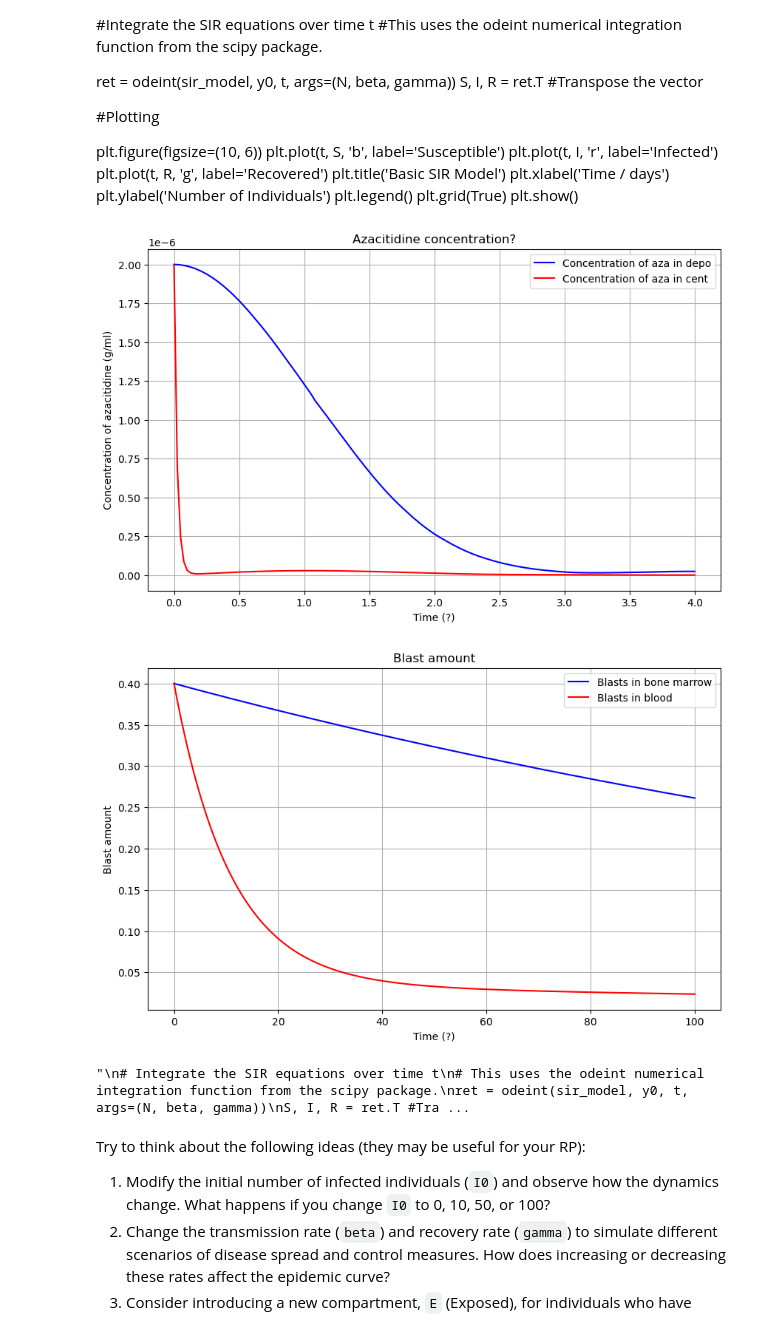
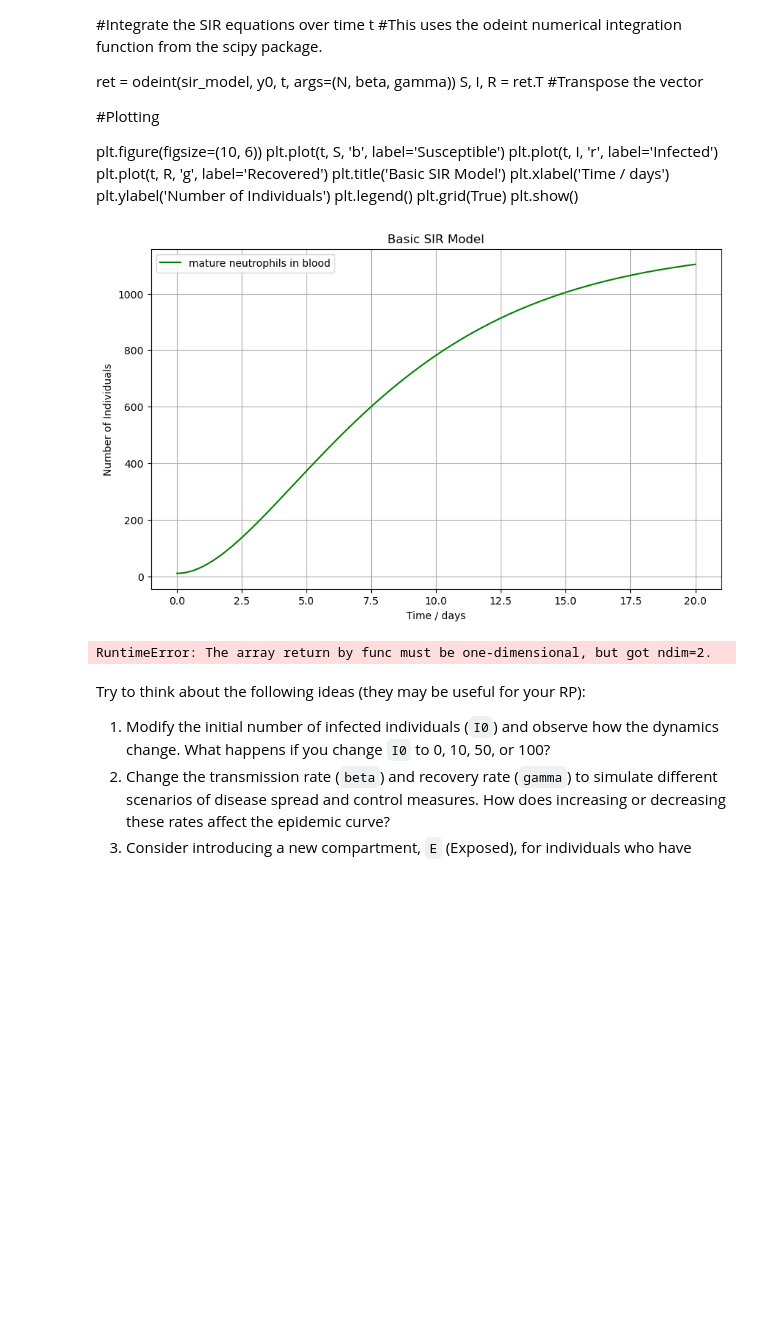
Before and after one commit to humdCoding/Rp4, a Jupyter notebook: Compartment Models RP4.ipynb, the cells around one changed output. Saved outputs shown, nothing was run; the diff lists cells and outputs as text; code cells hidden in the pictures; blank space fills up the shorter version.

```diff
--- a/Compartment Models RP4.ipynb
+++ b/Compartment Models RP4.ipynb
@@ -149,7 +149,11 @@ slopeBlast = 1.1
 I = 75*(10**-3)
 Ewbc = slopeWbc*I
 Eblast = slopeBlast*I
-Xwbc =1000
+N =1000
+Xwbc = 10
+Xpr = 990
+
+Xtr = N-Xwbc-Xpr
 Xad = 2*(10**-6)
 Xac = 2*(10**-6)
 
@@ -170,16 +174,34 @@ def blast_pop(y,t,Xwbc,Eblast,c1 = 0.1, c2 =0.1,p1 = 0.1,a1 = 0.875, d2 = 2.3):#
      dXl2dt = 2*(1-a1*klc)*p1*Xl1 - (d2*Xl2) #change in leukemia cells in blood
      return [dXl1dt, dXl2dt]
 
-def neutrophil_Def(Ewbc, Xwbc,B = 4.67,gam=0.651,ktr = 0.236): # Nucleophil differentiation in three compartment model
+def neutrophil_Def(y,t, Ewbc, Xwbc,B = 4.67,gam=0.651,ktr = 0.236): # Nucleophil differentiation in three compartment model
+    Xpr, Xtr,Xwbc = y
+    kwbc = 2.3765
     F = ktr*((B/Xwbc)**gam)*(1-Ewbc) #proliferation rate (of neutrophils?)
     G = ktr # differentiation rate
-    dXprdt = Xpr(F-G-dc) #change in concentration of proliferating cells in blood,
+    dXprdt = Xpr*(F-G) #change in concentration of proliferating cells in blood,
     #dc =  represents the rate of cell death due to the effects of leukemic blasts
     dXtrdt = G*Xpr - G*Xtr#change in concentration of transition cells in blood
-    dXwbcdt = G*Xtr - kwbcXwbc # change in concentration of mature neutrophils in blood
-    return [dXtrdt,dXwbcdt]
+    dXwbcdt = G*Xtr
+    #dXwbcdt = G*Xtr - kwbc*Xwbc # change in concentration of mature neutrophils in blood
+    return [dXprdt,dXtrdt,dXwbcdt]
 
 
+
+t = np.linspace(0, 20, 160)
+y0n = Xpr, Xtr,Xwbc
+ret = odeint(neutrophil_Def,y0n,t, args= (Ewbc,Xwbc))
+Xpr, Xtr,Xwbc = ret.T
+plt.figure(figsize=(10, 6))
+#plt.plot(t, Xpr, 'b', label=' proliferating cells in blood')
+#plt.plot(t, Xtr, 'r', label='transition cells in blood')
+plt.plot(t, Xwbc, 'g', label='mature neutrophils in blood')
+plt.title('Basic SIR Model')
+plt.xlabel('Time / days')
+plt.ylabel('Number of Individuals')
+plt.legend()
+plt.grid(True)
+plt.show()
 
 # Parameters
 N = 1000  # total population (usually you want the population to be fairly big)
@@ -200,8 +222,8 @@ def sir_model(y, t, N, beta, gamma):
     return [dSdt, dIdt, dRdt]
 '''
 # Time vector for azacitidine concentration
-t = np.linspace(0, 4, 160)
 
+'''
 # for azacitidine concentration
 y0a = Xad, Xac
 ret = odeint(aza_Conct,y0a,t)
@@ -218,48 +240,47 @@ plt.legend()
 plt.grid(True)
 plt.show()
 
-
+''''''
 #for blast population
 tb = np.linspace(0, 100, 160)
 Xl1 = 0.4
 Xl2 = 0.4
 y0b = Xl1,Xl2
-ret = odeint(blast_pop,y0b,t, args=(Xwbc,Eblast))
-Xl1,Xl2 = ret.T
+ret = odeint(blast_pop,y0b,t, args= (Xwbc, Eblast))
+Xl1,Xl3 = ret.T
 plt.figure(figsize=(10, 6))
 plt.plot(tb, Xl1, 'b', label='Blasts in bone marrow')
 plt.plot(tb, Xl2, 'r', label='Blasts in blood')
 #plt.plot(t, R, 'g', label='Recovered')
 plt.title('Blast amount')
 plt.xlabel('Time (?)')
 plt.ylabel('Blast amount')
 plt.legend()
 plt.grid(True)
 plt.show()
-
+'''
 
 '''
 # Integrate the SIR equations over time t
 # This uses the odeint numerical integration function from the scipy package.
 ret = odeint(sir_model, y0, t, args=(N, beta, gamma))
 S, I, R = ret.T #Transpose the vector
 
 # Plotting
 plt.figure(figsize=(10, 6))
 plt.plot(t, S, 'b', label='Susceptible')
 plt.plot(t, I, 'r', label='Infected')
 plt.plot(t, R, 'g', label='Recovered')
 plt.title('Basic SIR Model')
 plt.xlabel('Time / days')
 plt.ylabel('Number of Individuals')
 plt.legend()
 plt.grid(True)
 plt.show()
 '''
 # %% [output]
-[figure, old version]
+[figure, new version]
-[figure, removed]
-"\n# Integrate the SIR equations over time t\n# This uses the odeint numerical integration function from the scipy package.\nret = odeint(sir_model, y0, t, args=(N, beta, gamma))\nS, I, R = ret.T #Tra ...
+RuntimeError: The array return by func must be one-dimensional, but got ndim=2.
 # %% [markdown]
 Try to think about the following ideas (they may be useful for your RP):
 
```
Also changed, not shown: parts of 1 cell of this notebook.
